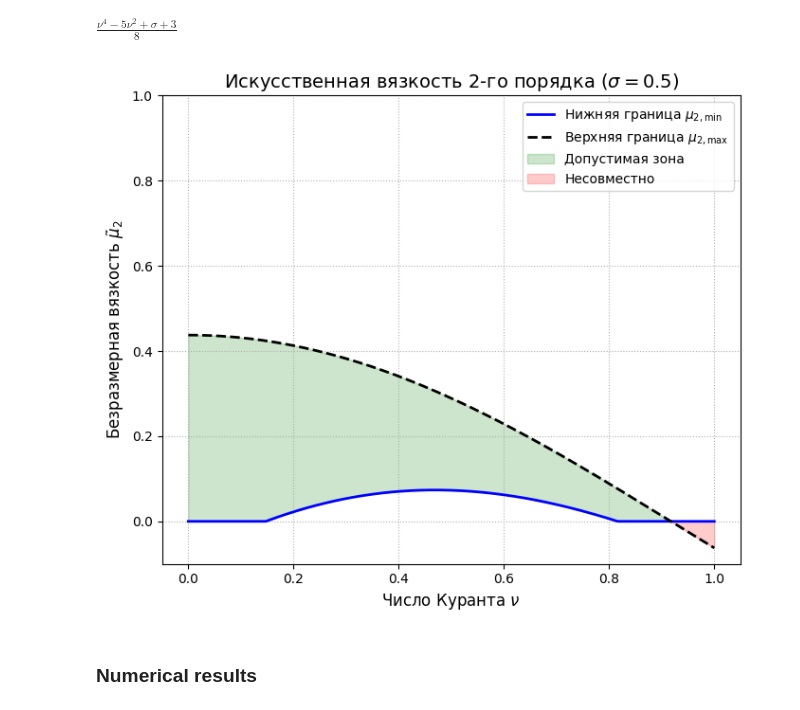
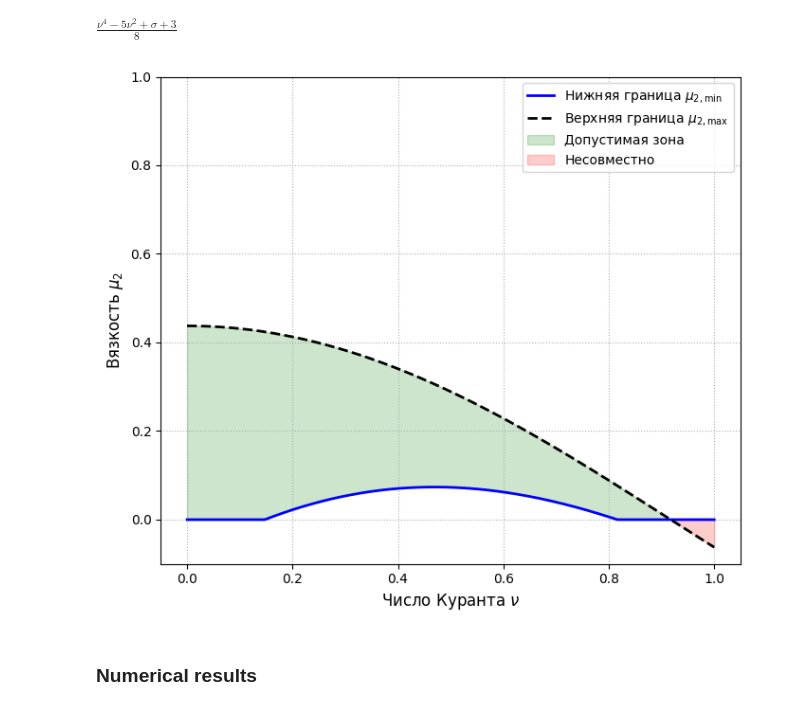
Before and after one commit to ukolov-ivan/mipt-vkr, a Jupyter notebook: src/sym.ipynb, the cells around one changed output. Saved outputs shown, nothing was run; the diff lists cells and outputs as text; code cells hidden in the pictures.

```diff
--- a/src/sym.ipynb
+++ b/src/sym.ipynb
@@ -1176,35 +1176,35 @@ ax1.fill_between(nu_vals, mu2_min, mu2_max, where=valid_2, color='green', alpha=
 ax1.fill_between(nu_vals, mu2_max, mu2_min, where=~valid_2, color='red', alpha=0.2, label='Несовместно')
 
 # ax1.set_title(f'Искусственная вязкость 2-го порядка ($\sigma={sigma_val}$)', fontsize=14)
 ax1.set_xlabel(r'Число Куранта $\nu$', fontsize=12)
 ax1.set_ylabel(r'Вязкость $\mu_2$', fontsize=12)
 ax1.set_ylim((-0.1, 1.0))
 ax1.grid(True, linestyle=':')
 ax1.legend()
 
 # ---- График 2: Гипервязкость 4-го порядка ----
 # ax2.plot(nu_vals, mu4_min, 'b-', linewidth=2, label=r    ax.set_xlabel(r'Wavenumber $\theta$')
-'Нижняя граница $\mu_{4,\min}$')
+# 'Нижняя граница $\mu_{4,\min}$')
 # ax2.plot(nu_vals, mu4_max, 'k--', linewidth=2, label=r'Верхняя граница $\mu_{4,\max}$')
 
 # # Закрашиваем допустимую область
 # valid_4 = mu4_min <= mu4_max
 # ax2.fill_between(nu_vals, mu4_min, mu4_max, where=valid_4, color='green', alpha=0.2, label='Допустимая зона')
 # ax2.fill_between(nu_vals, mu4_max, mu4_min, where=~valid_4, color='red', alpha=0.2, label='Несовместно (Парадокс)')
 
 # ax2.set_title(f'Гипервязкость 4-го порядка ($\sigma={sigma_val}$)', fontsize=14)
 # ax2.set_xlabel(r'Число Куранта $\nu$', fontsize=12)
 # ax2.set_ylabel(r'Безразмерная вязкость $\tilde{\mu}_4$', fontsize=12)
 # ax2.set_ylim([-0.2, 0.4])
 # ax2.axhline(0, color='gray', linewidth=1) # Линия нуля
 # ax2.grid(True, linestyle=':')
 # ax2.legend()
 
 plt.tight_layout()
 tikzplotlib.save('adaptive-artificial-viscosity-coeff-bounds.tikz', axis_width=r"\textwidth")
 plt.show()
 # %% [output]
-[figure, old version]
+[figure, new version]
 # %% [markdown]
 ### Numerical results
 # %%
```
Also changed, not shown: parts of 2 cells of this notebook, 1 other file.
